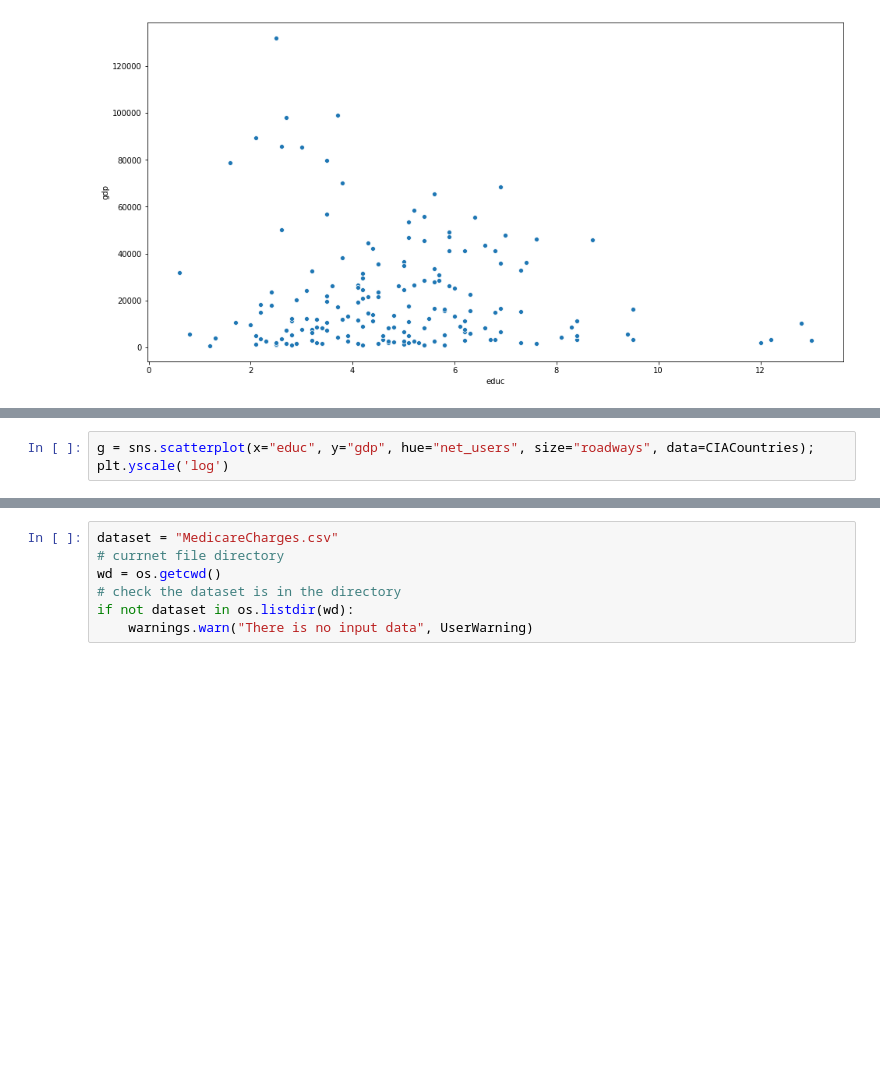
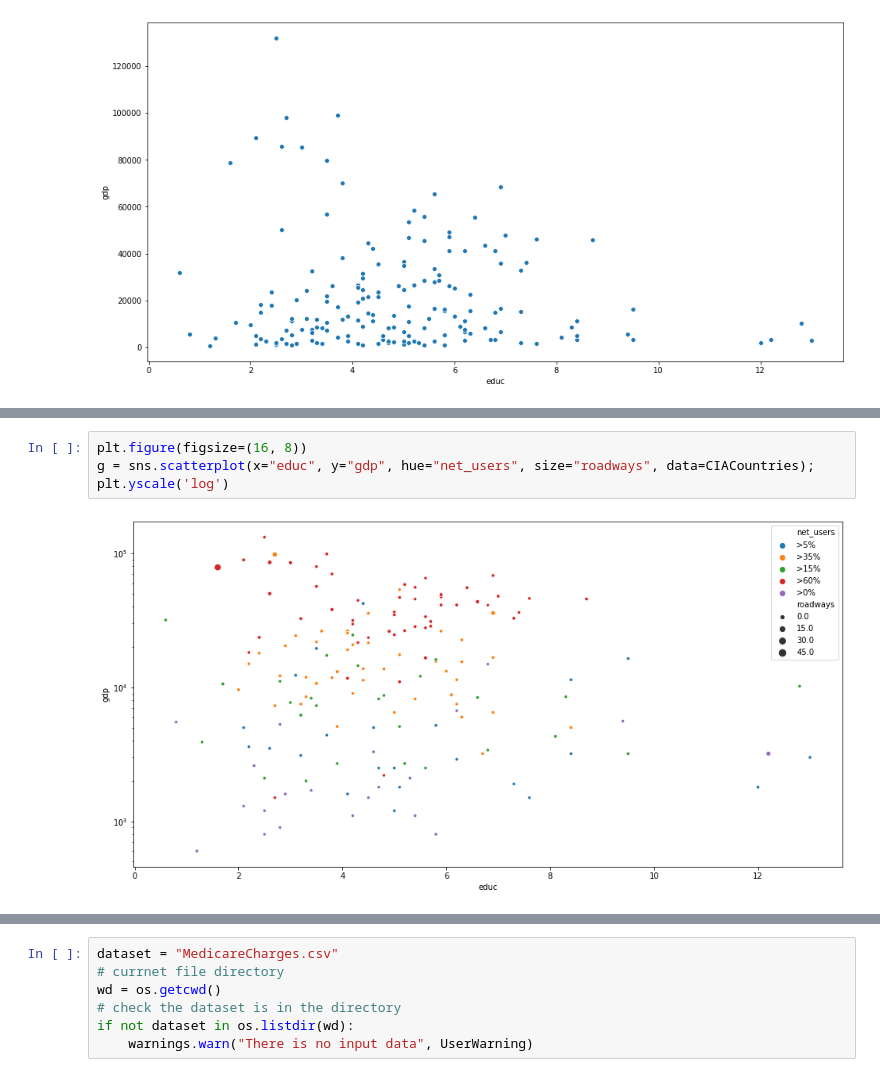
Before and after one commit to shinychan95/R_to_Python, a Jupyter notebook: R/m_03/m_03.ipynb, the cells around one changed output, grey strips where cells are left out. Drawn from its saved outputs; the diff is of its cells as text; blank space fills up the shorter version.

```diff
--- a/R/m_03/m_03.ipynb
+++ b/R/m_03/m_03.ipynb
@@ -106,6 +127,9 @@ g = sns.scatterplot(x="educ", y="gdp", hue="net_users", size="roadways", data=CI
 # %%
+plt.figure(figsize=(16, 8))
 g = sns.scatterplot(x="educ", y="gdp", hue="net_users", size="roadways", data=CIACountries);
 plt.yscale('log')
+# %% [output]
+[figure, added]
 # %%
 # 여러 그래프를 that correspond to levels of variables in the dataset 할 때, FacetGrid를 사용한다.
 g = sns.FacetGrid(CIACountries, col="net_users")
```
Also changed, not shown: parts of 4 cells of this notebook, 1 other file.
